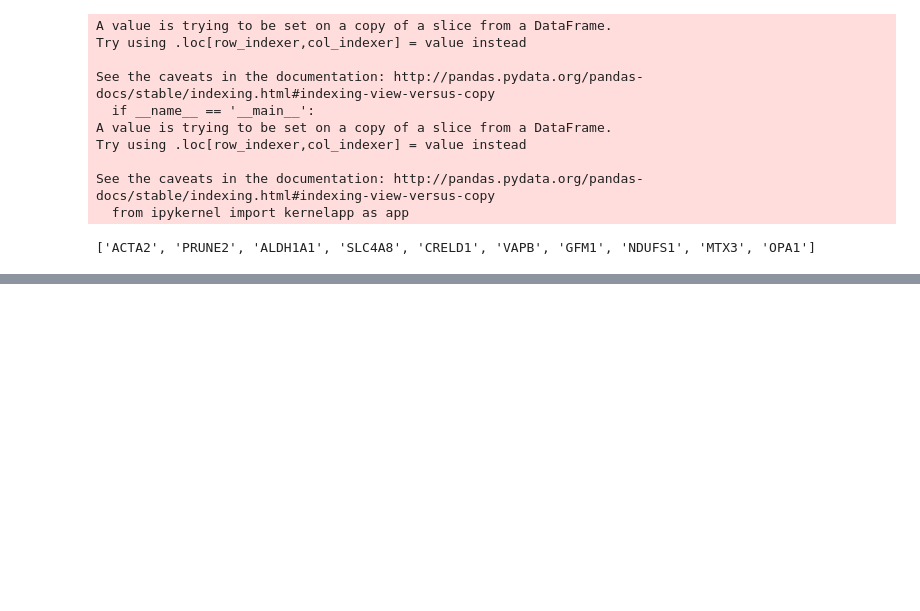
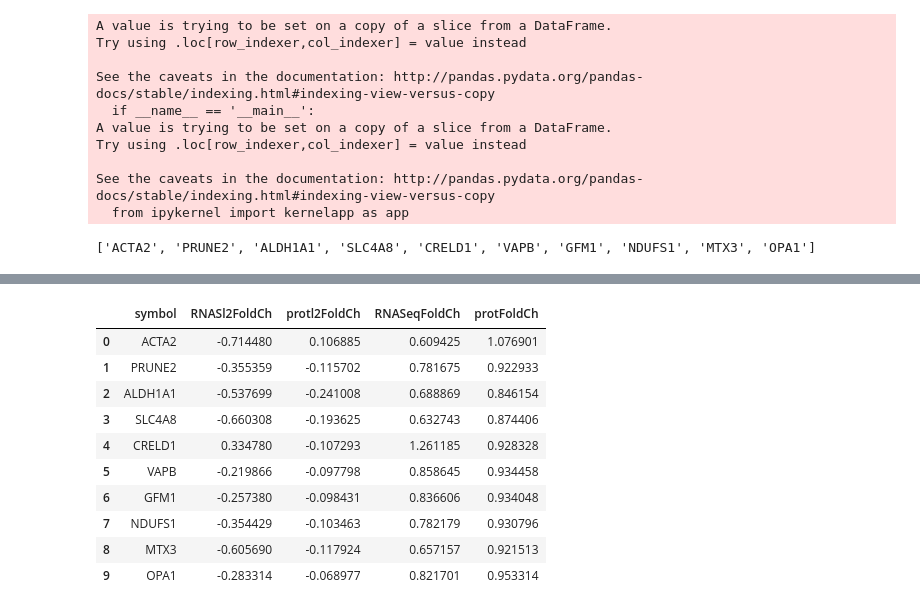
Before and after one commit to J-Wengler/winter-internship-2017, a Jupyter notebook: src/parkinsonDE.ipynb, the cells around one changed output, grey strips where cells are left out. Drawn from its saved outputs; the diff is of its cells as text; code cells hidden in the pictures; blank space fills up the shorter version.

```diff
--- a/src/parkinsonDE.ipynb
+++ b/src/parkinsonDE.ipynb
@@ -132,2 +167,34 @@ print(intersectGPs)
+# %%
+test = pd.DataFrame({'symbol': [], 'log2FoldChange':[]})
+
+RNASeql2FoldCh = []
+protl2FoldCh = []
+
+
+for intersectGP in intersectGPs:
+    RNASeql2FoldCh.append(float(lowPVal['log2FoldChange'][lowPVal['symbol'] == intersectGP]))
+    protl2FoldCh.append(float(lowQVal['log2FoldChange'][lowQVal['Symbol'] == intersectGP]))
+
+RNASeqFoldCh = [2**i for i in RNASeql2FoldCh]
+protFoldCh = [2**i for i in protl2FoldCh]
+
+GPl2FoldChData = {'symbol': intersectGPs, 'RNASl2FoldCh': RNASeql2FoldCh, 'protl2FoldCh':protl2FoldCh,
+                 'RNASeqFoldCh': RNASeqFoldCh, 'protFoldCh':protFoldCh}
+GPl2FoldChDF = pd.DataFrame(GPl2FoldChData, columns=['symbol', 'RNASl2FoldCh', 'protl2FoldCh',
+                                                     'RNASeqFoldCh', 'protFoldCh'])
+
+GPl2FoldChDF
+# %% [output]
+|  | symbol | RNASl2FoldCh | protl2FoldCh | RNASeqFoldCh | protFoldCh |
+| 0 | ACTA2 | -0.714480 | 0.106885 | 0.609425 | 1.076901 |
+| 1 | PRUNE2 | -0.355359 | -0.115702 | 0.781675 | 0.922933 |
+| 2 | ALDH1A1 | -0.537699 | -0.241008 | 0.688869 | 0.846154 |
+| 3 | SLC4A8 | -0.660308 | -0.193625 | 0.632743 | 0.874406 |
+| 4 | CRELD1 | 0.334780 | -0.107293 | 1.261185 | 0.928328 |
+| 5 | VAPB | -0.219866 | -0.097798 | 0.858645 | 0.934458 |
+| 6 | GFM1 | -0.257380 | -0.098431 | 0.836606 | 0.934048 |
+| 7 | NDUFS1 | -0.354429 | -0.103463 | 0.782179 | 0.930796 |
+| 8 | MTX3 | -0.605690 | -0.117924 | 0.657157 | 0.921513 |
+| 9 | OPA1 | -0.283314 | -0.068977 | 0.821701 | 0.953314 |
 # %%
 lowQVal[['log2FoldChange']][lowQVal['Symbol'] == 'ACTA2']
```
Also changed, not shown: parts of 7 cells of this notebook.
